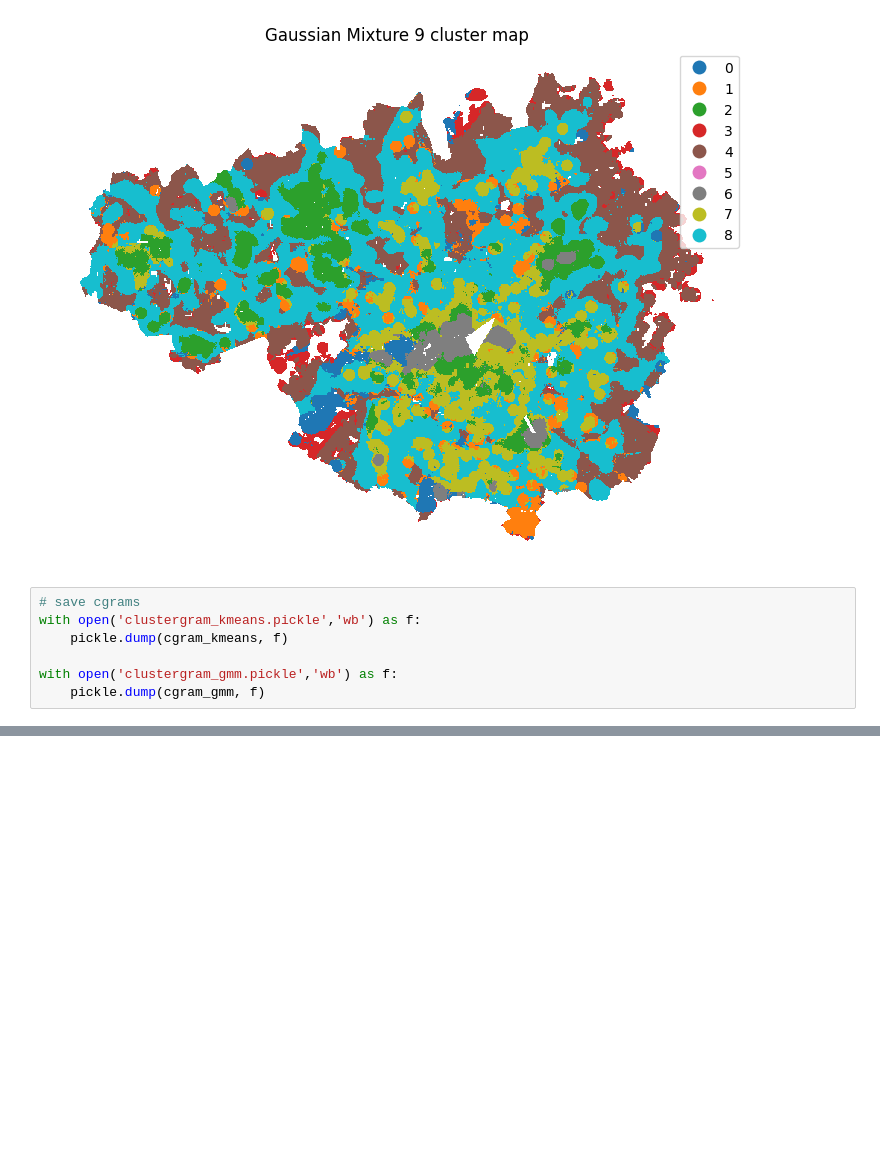
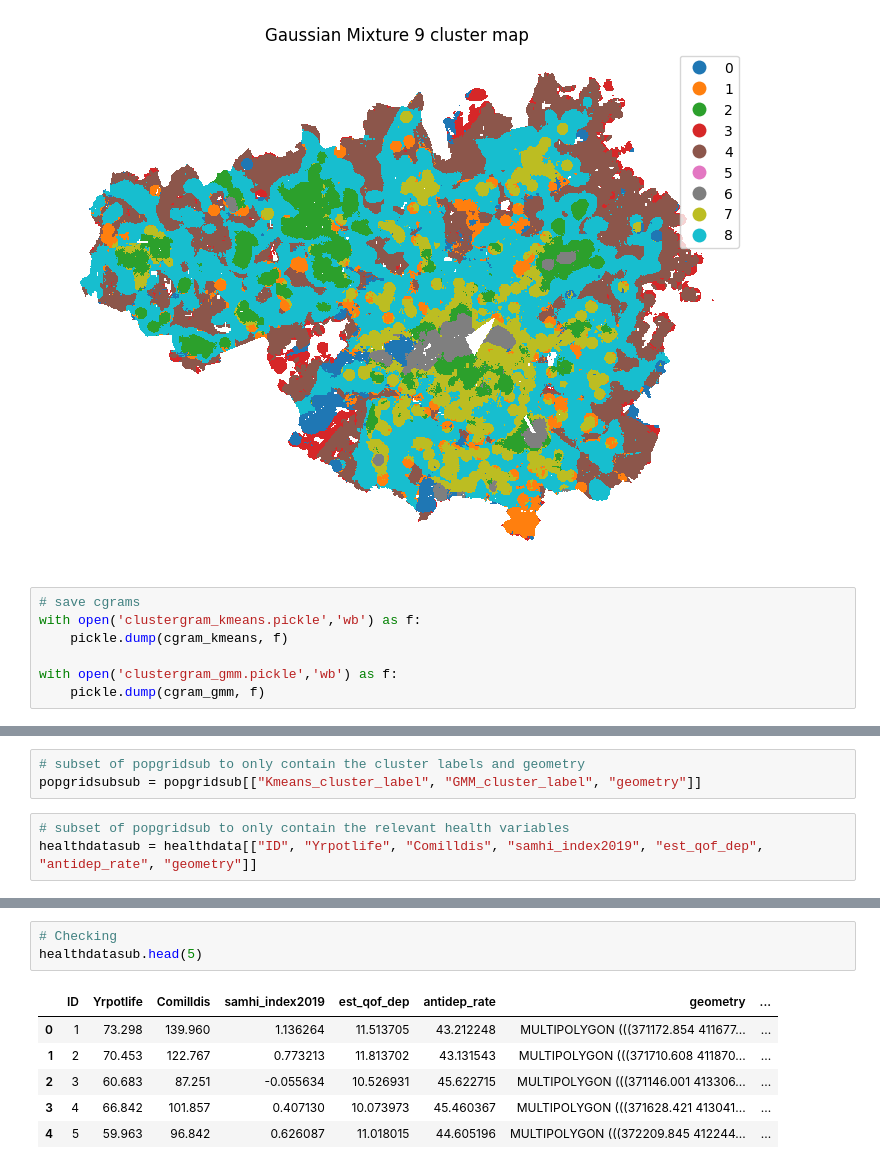
Before and after one commit to Spatial-Data-Science-and-GEO-AI-Lab/MultiHealth_J, a Jupyter notebook: kmeans_gmm.ipynb, the cells around one changed output, grey strips where cells are left out. Saved outputs shown, nothing was run; the diff lists cells and outputs as text; blank space fills up the shorter version.

```diff
--- a/kmeans_gmm.ipynb
+++ b/kmeans_gmm.ipynb
@@ -276,0 +282,6 @@ with open('clustergram_gmm.pickle','wb') as f:
+# %%
+# subset of popgridsub to only contain the cluster labels and geometry
+popgridsubsub = popgridsub[["Kmeans_cluster_label", "GMM_cluster_label", "geometry"]]
+# %%
+# subset of popgridsub to only contain the relevant health variables
+healthdatasub = healthdata[["ID", "Yrpotlife", "Comilldis", "samhi_index2019", "est_qof_dep", "antidep_rate", "geometry"]]
@@ -276,0 +308,10 @@ with open('clustergram_gmm.pickle','wb') as f:
+# %%
+# Checking
+healthdatasub.head(5)
+# %% [output]
+|  | ID | Yrpotlife | Comilldis | samhi_index2019 | est_qof_dep | antidep_rate | geometry | ... |
+| 0 | 1 | 73.298 | 139.960 | 1.136264 | 11.513705 | 43.212248 | MULTIPOLYGON (((371172.854 411677... | ... |
+| 1 | 2 | 70.453 | 122.767 | 0.773213 | 11.813702 | 43.131543 | MULTIPOLYGON (((371710.608 411870... | ... |
+| 2 | 3 | 60.683 | 87.251 | -0.055634 | 10.526931 | 45.622715 | MULTIPOLYGON (((371146.001 413306... | ... |
+| 3 | 4 | 66.842 | 101.857 | 0.407130 | 10.073973 | 45.460367 | MULTIPOLYGON (((371628.421 413041... | ... |
+| 4 | 5 | 59.963 | 96.842 | 0.626087 | 11.018015 | 44.605196 | MULTIPOLYGON (((372209.845 412244... | ... |
```
Also changed, not shown: parts of 4 cells of this notebook.
